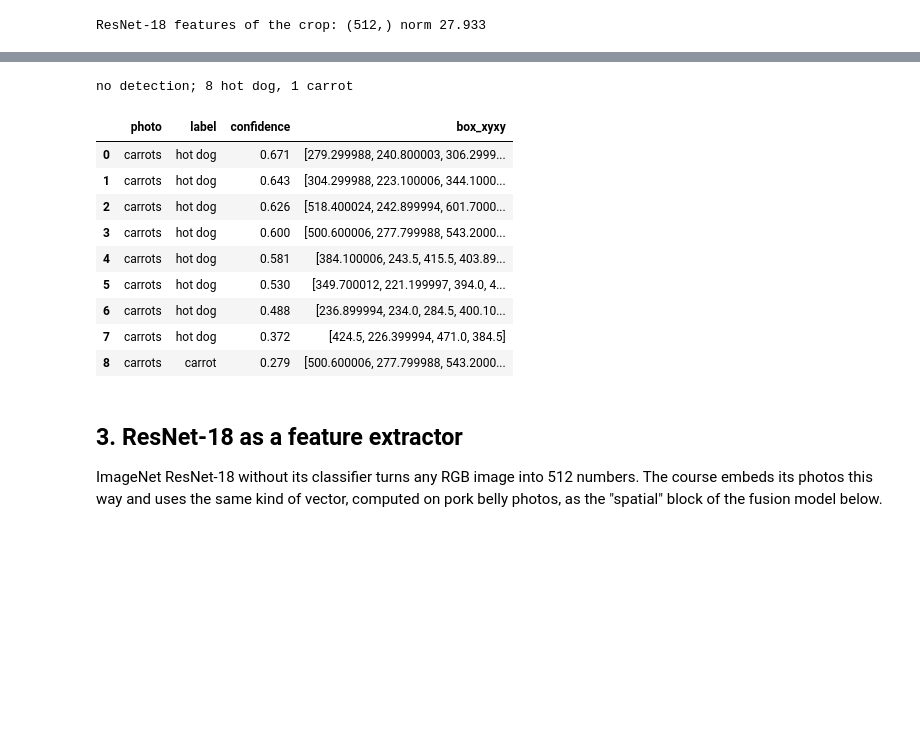
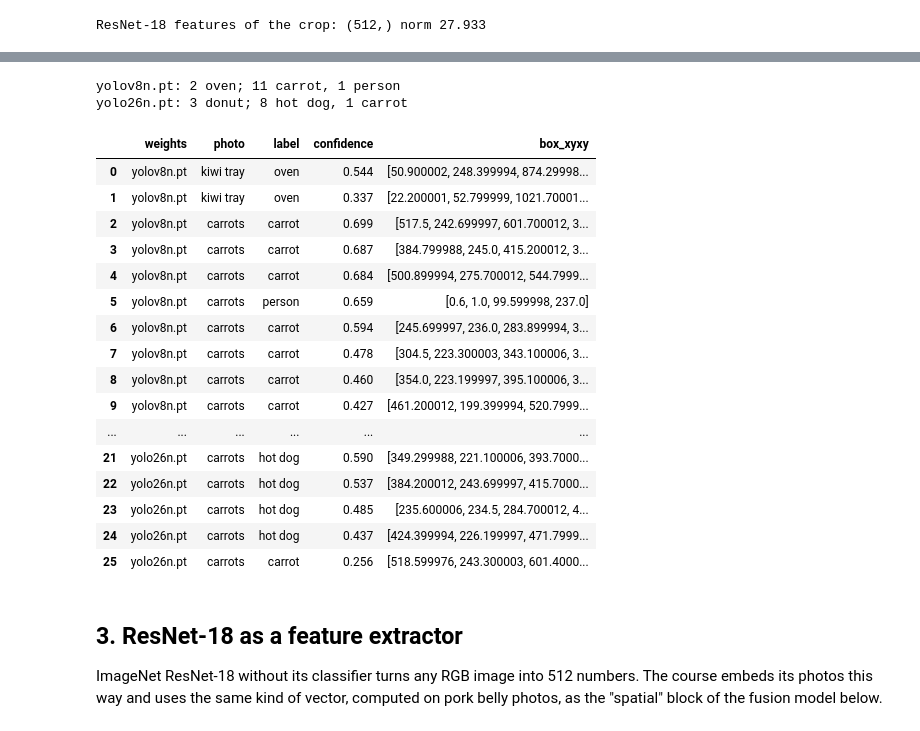
Before and after one commit to cubert-hyperspectral/cuvis-ai-wur-course-2026, a Jupyter notebook: notebooks/01_pretrained_ai.ipynb, the cells around one changed output, grey strips where cells are left out. Drawn from its saved outputs; the diff is of its cells as text; code cells hidden in the pictures; blank space fills up the shorter version.

```diff
--- a/notebooks/01_pretrained_ai.ipynb
+++ b/notebooks/01_pretrained_ai.ipynb
@@ -66,9 +66,7 @@ from loguru import logger
 logger.remove()
 logger.add(sys.stderr, level="INFO")
 
-DEVICE = (
-    "cuda" if torch.cuda.is_available() else ("mps" if torch.backends.mps.is_available() else "cpu")
-)
+DEVICE = "cuda" if torch.cuda.is_available() else ("mps" if torch.backends.mps.is_available() else "cpu")
 DATA = REPO / "data" / "course"
 # The stand-in written by tools/make_synthetic_course_data.py has the course's shapes and random
 # content; with it the reproduction table reports our numbers without judging them.
@@ -377,54 +349,52 @@ Use `pipeline.visualize()` for Graphviz/Mermaid output.
 # %%
 from cuvis_ai_schemas.execution import Context
 from ultralytics import YOLO
 
-yolo_pipeline.to(DEVICE)
-class_names = YOLO("yolo26n.pt").names
 detections = {}
-for photo_name, photo in photos.items():
-    with torch.no_grad():
-        yolo_out = yolo_pipeline.forward(
-            batch={
-                "rgb_image": photo.to(DEVICE),
-                "frame_id": torch.zeros(1, dtype=torch.int64, device=DEVICE),
-            },
-            context=Context(stage=ExecutionStage.INFERENCE, epoch=0, batch_idx=0, global_step=0),
-        )
-    boxes = yolo_out[("postprocess", "bboxes")][0].cpu()
-    ids = yolo_out[("postprocess", "category_ids")][0].cpu()
-    confidences = yolo_out[("postprocess", "confidences")][0].cpu()
-    detections[photo_name] = pd.DataFrame(
-        {
-            "photo": photo_name,
-            "label": [class_names[int(i)] for i in ids],
-            "confidence": confidences.numpy().round(3),
-            "box_xyxy": [b.numpy().round(1).tolist() for b in boxes],
-        }
-    )
+for weights, pipeline in yolo_pipelines.items():
+    pipeline.to(DEVICE)
+    class_names = YOLO(weights).names
+    for photo_name, photo in photos.items():
+        with torch.no_grad():
+            yolo_out = pipeline.forward(
+                batch={"rgb_image": photo.to(DEVICE), "frame_id": torch.zeros(1, dtype=torch.int64, device=DEVICE)},
+                context=Context(stage=ExecutionStage.INFERENCE, epoch=0, batch_idx=0, global_step=0),
+            )
+        boxes = yolo_out[("postprocess", "bboxes")][0].cpu()
+        ids = yolo_out[("postprocess", "category_ids")][0].cpu()
+        confidences = yolo_out[("postprocess", "confidences")][0].cpu()
+        detections[(weights, photo_name)] = pd.DataFrame({"weights": weights, "photo": photo_name, "label": [class_names[int(i)] for i in ids], "confidence": confidences.numpy().round(3), "box_xyxy": [b.numpy().round(1).tolist() for b in boxes]})
 
 
 def label_counts(table):
-    counts = table["label"].value_counts()
-    return (
-        ", ".join(f"{n} {label}" for label, n in counts.items()) if len(counts) else "no detection"
-    )
+    counts = table["label"].value_counts()  # most frequent label first
+    return ", ".join(f"{n} {label}" for label, n in counts.items()) if len(counts) else "no detection"
 
 
-yolo_labels = "; ".join(label_counts(table) for table in detections.values())
-print(yolo_labels)
+yolo_labels = {weights: "; ".join(label_counts(detections[(weights, photo_name)]) for photo_name in photos) for weights in yolo_pipelines}
+for weights, labels in yolo_labels.items():
+    print(f"{weights}: {labels}")
 pd.concat(detections.values(), ignore_index=True)
 # %% [output]
-no detection; 8 hot dog, 1 carrot
+yolov8n.pt: 2 oven; 11 carrot, 1 person
+yolo26n.pt: 3 donut; 8 hot dog, 1 carrot
-|  | photo | label | confidence | box_xyxy |
-| 0 | carrots | hot dog | 0.671 | [279.299988, 240.800003, 306.2999... |
-| 1 | carrots | hot dog | 0.643 | [304.299988, 223.100006, 344.1000... |
-| 2 | carrots | hot dog | 0.626 | [518.400024, 242.899994, 601.7000... |
-| 3 | carrots | hot dog | 0.600 | [500.600006, 277.799988, 543.2000... |
-| 4 | carrots | hot dog | 0.581 | [384.100006, 243.5, 415.5, 403.89... |
-| 5 | carrots | hot dog | 0.530 | [349.700012, 221.199997, 394.0, 4... |
-| 6 | carrots | hot dog | 0.488 | [236.899994, 234.0, 284.5, 400.10... |
-| 7 | carrots | hot dog | 0.372 | [424.5, 226.399994, 471.0, 384.5] |
-| 8 | carrots | carrot | 0.279 | [500.600006, 277.799988, 543.2000... |
+|  | weights | photo | label | confidence | box_xyxy |
+| 0 | yolov8n.pt | kiwi tray | oven | 0.544 | [50.900002, 248.399994, 874.29998... |
+| 1 | yolov8n.pt | kiwi tray | oven | 0.337 | [22.200001, 52.799999, 1021.70001... |
+| 2 | yolov8n.pt | carrots | carrot | 0.699 | [517.5, 242.699997, 601.700012, 3... |
+| 3 | yolov8n.pt | carrots | carrot | 0.687 | [384.799988, 245.0, 415.200012, 3... |
+| 4 | yolov8n.pt | carrots | carrot | 0.684 | [500.899994, 275.700012, 544.7999... |
+| 5 | yolov8n.pt | carrots | person | 0.659 | [0.6, 1.0, 99.599998, 237.0] |
+| 6 | yolov8n.pt | carrots | carrot | 0.594 | [245.699997, 236.0, 283.899994, 3... |
+| 7 | yolov8n.pt | carrots | carrot | 0.478 | [304.5, 223.300003, 343.100006, 3... |
+| 8 | yolov8n.pt | carrots | carrot | 0.460 | [354.0, 223.199997, 395.100006, 3... |
+| 9 | yolov8n.pt | carrots | carrot | 0.427 | [461.200012, 199.399994, 520.7999... |
+| ... | ... | ... | ... | ... | ... |
+| 21 | yolo26n.pt | carrots | hot dog | 0.590 | [349.299988, 221.100006, 393.7000... |
+| 22 | yolo26n.pt | carrots | hot dog | 0.537 | [384.200012, 243.699997, 415.7000... |
+| 23 | yolo26n.pt | carrots | hot dog | 0.485 | [235.600006, 234.5, 284.700012, 4... |
+| 24 | yolo26n.pt | carrots | hot dog | 0.437 | [424.399994, 226.199997, 471.7999... |
+| 25 | yolo26n.pt | carrots | carrot | 0.256 | [518.599976, 243.300003, 601.4000... |
 # %% [markdown]
 ## 3. ResNet-18 as a feature extractor
 
```
Also changed, not shown: parts of 19 cells of this notebook, 8 other files.
